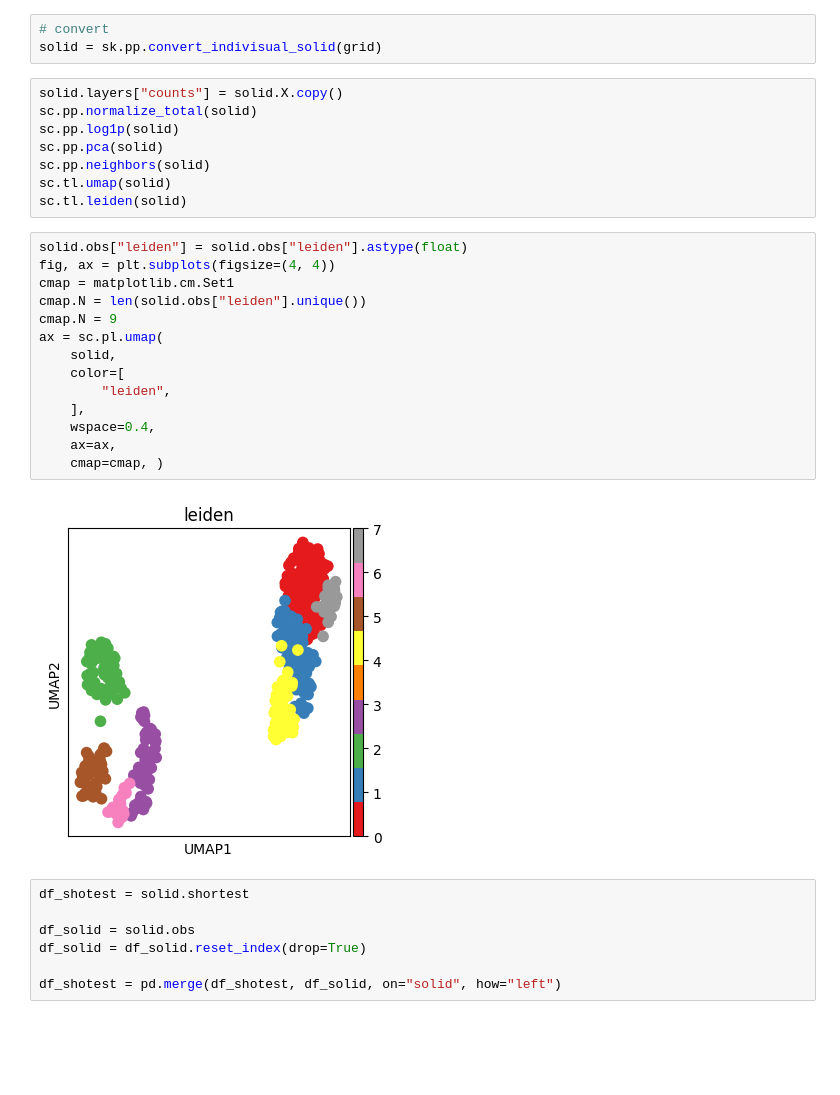
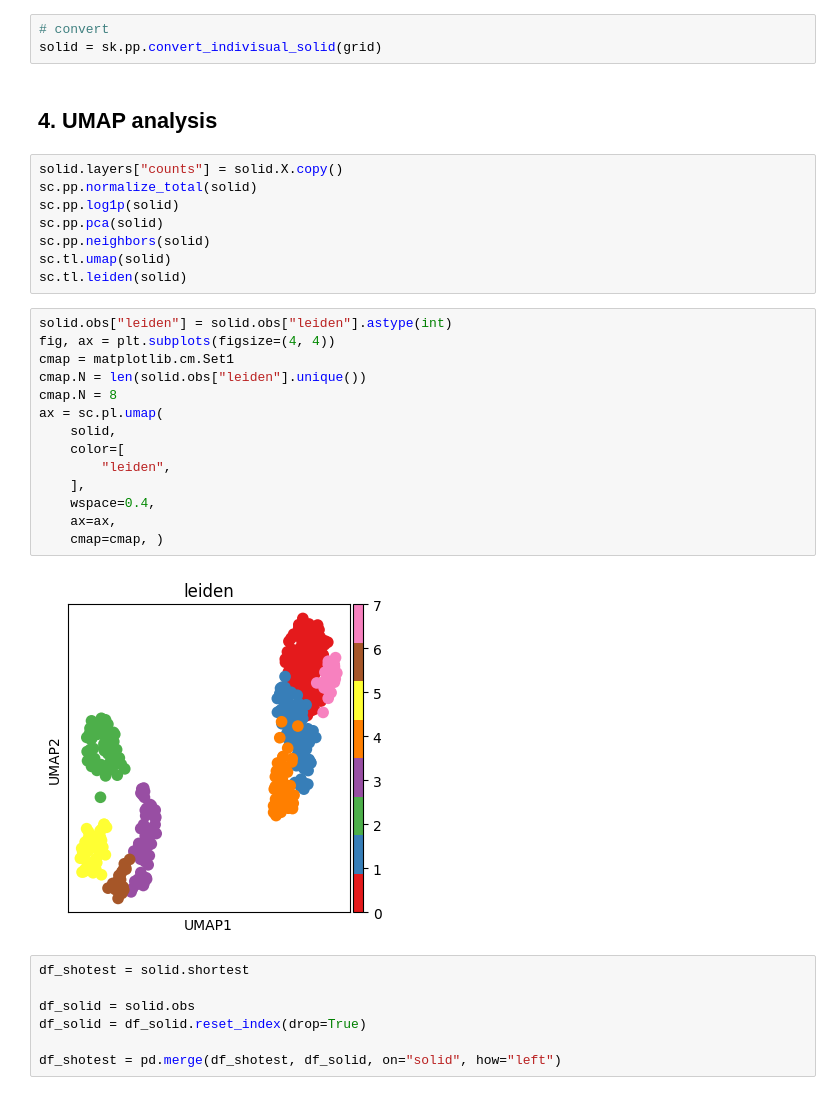
Before and after one commit to shusakai/skny, a Jupyter notebook: docs/notebooks/single-TME_analysis.ipynb, the cells around one changed output. Saved outputs shown, nothing was run; the diff lists cells and outputs as text; blank space fills up the shorter version.

```diff
--- a/docs/notebooks/single-TME_analysis.ipynb
+++ b/docs/notebooks/single-TME_analysis.ipynb
@@ -37,6 +38,8 @@ grid
 # %%
 # convert
 solid = sk.pp.convert_indivisual_solid(grid)
+# %% [markdown]
+## 4. UMAP analysis
 # %%
 solid.layers["counts"] = solid.X.copy()
 sc.pp.normalize_total(solid)
@@ -46,21 +49,21 @@ sc.pp.neighbors(solid)
 sc.tl.umap(solid)
 sc.tl.leiden(solid)
 # %%
-solid.obs["leiden"] = solid.obs["leiden"].astype(float)
+solid.obs["leiden"] = solid.obs["leiden"].astype(int)
 fig, ax = plt.subplots(figsize=(4, 4))
 cmap = matplotlib.cm.Set1
 cmap.N = len(solid.obs["leiden"].unique())
-cmap.N = 9
+cmap.N = 8
 ax = sc.pl.umap(
     solid,
     color=[
         "leiden",
     ],
     wspace=0.4,
     ax=ax,
     cmap=cmap, )
 # %% [output]
-[figure, old version]
+[figure, new version]
 # %%
 df_shotest = solid.shortest
 
```
Also changed, not shown: parts of 2 cells of this notebook, 1 other file.
